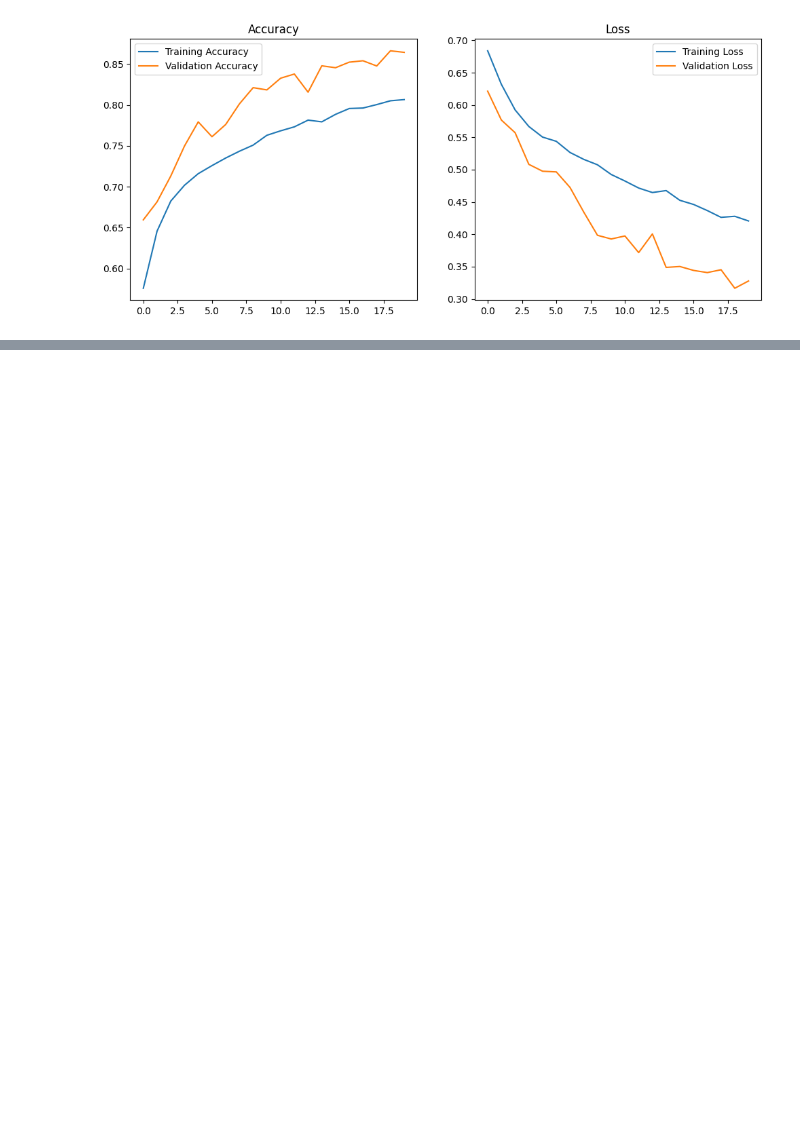
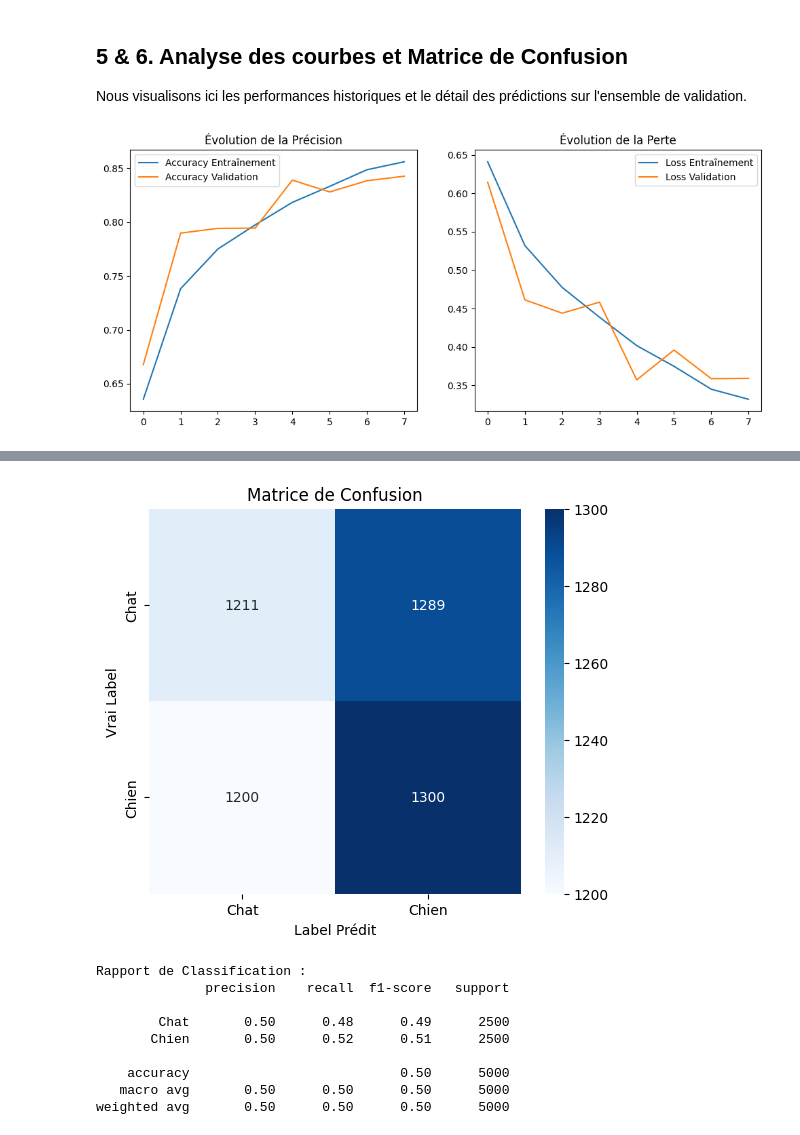
Before and after one commit to amosagekouassi-source/DI-Bootcamp, a Jupyter notebook: Mini_Projet_W5.ipynb, the cells around one changed output, grey strips where cells are left out. Saved outputs shown, nothing was run; the diff lists cells and outputs as text; code cells hidden in the pictures; blank space fills up the shorter version.

```diff
--- a/Mini_Projet_W5.ipynb
+++ b/Mini_Projet_W5.ipynb
@@ -290,0 +203,8 @@ Epoch 20/20
+# %%
+print("Début de l'entraînement...")
+history = model.fit(
+    train_flow,
+    validation_data=val_flow,
+    epochs=15,
+    callbacks=[stop_early]
+)
@@ -291,24 +229,49 @@ Epoch 20/20
+# %% [markdown]
+## 5 & 6. Analyse des courbes et Matrice de Confusion
+
+Nous visualisons ici les performances historiques et le détail des prédictions sur l'ensemble de validation.
 # %%
 import matplotlib.pyplot as plt
+from sklearn.metrics import confusion_matrix, classification_report
+import seaborn as sns
 
+# 1. Courbes d'apprentissage
 acc = history.history['accuracy']
 val_acc = history.history['val_accuracy']
 loss = history.history['loss']
 val_loss = history.history['val_loss']
 epochs_range = range(len(acc))
 
 plt.figure(figsize=(12, 5))
 plt.subplot(1, 2, 1)
-plt.plot(epochs_range, acc, label='Training Accuracy')
-plt.plot(epochs_range, val_acc, label='Validation Accuracy')
-plt.title('Accuracy')
+plt.plot(epochs_range, acc, label='Accuracy Entraînement')
+plt.plot(epochs_range, val_acc, label='Accuracy Validation')
+plt.title('Évolution de la Précision')
 plt.legend()
 
 plt.subplot(1, 2, 2)
-plt.plot(epochs_range, loss, label='Training Loss')
-plt.plot(epochs_range, val_loss, label='Validation Loss')
-plt.title('Loss')
+plt.plot(epochs_range, loss, label='Loss Entraînement')
+plt.plot(epochs_range, val_loss, label='Loss Validation')
+plt.title('Évolution de la Perte')
 plt.legend()
 plt.show()
+
+# 2. Évaluation détaillée
+print("Prédiction sur le jeu de validation...")
+val_flow.reset()
+Y_pred = model.predict(val_flow)
+y_pred = (Y_pred > 0.5).astype(int).flatten()
+y_true = val_flow.classes
+
+cm = confusion_matrix(y_true, y_pred)
+plt.figure(figsize=(6, 5))
+sns.heatmap(cm, annot=True, fmt='d', cmap='Blues', xticklabels=['Chat', 'Chien'], yticklabels=['Chat', 'Chien'])
+plt.title('Matrice de Confusion')
+plt.ylabel('Vrai Label')
+plt.xlabel('Label Prédit')
+plt.show()
+
+print('\nRapport de Classification :')
+print(classification_report(y_true, y_pred, target_names=['Chat', 'Chien']))
 # %% [output]
-[figure, old version]
+[figure, new version]
@@ -314,0 +280,10 @@ plt.show()
+[figure, added]
+Rapport de Classification :
+              precision    recall  f1-score   support
+
+        Chat       0.50      0.48      0.49      2500
+       Chien       0.50      0.52      0.51      2500
+
+    accuracy                           0.50      5000
+   macro avg       0.50      0.50      0.50      5000
+weighted avg       0.50      0.50      0.50      5000
```
Also changed, not shown: parts of 14 cells of this notebook.
